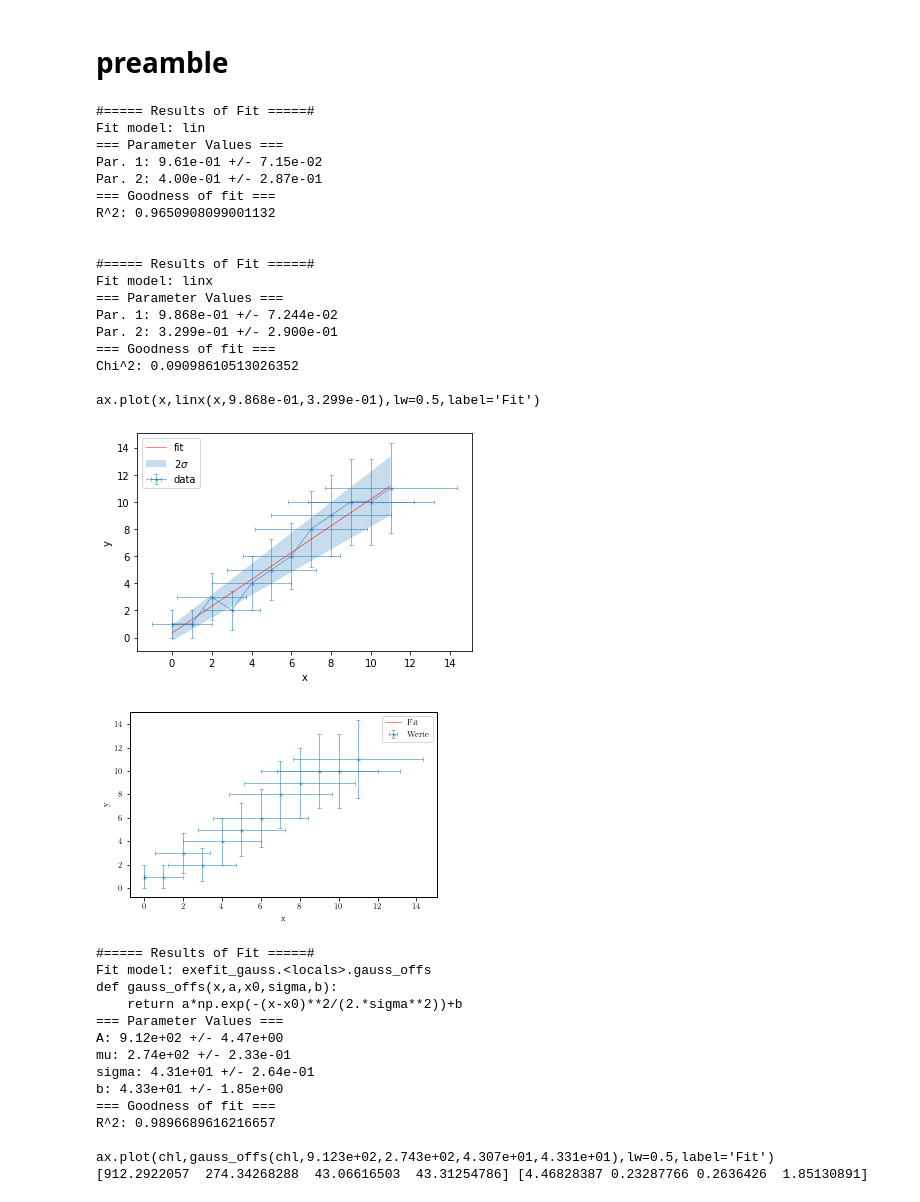
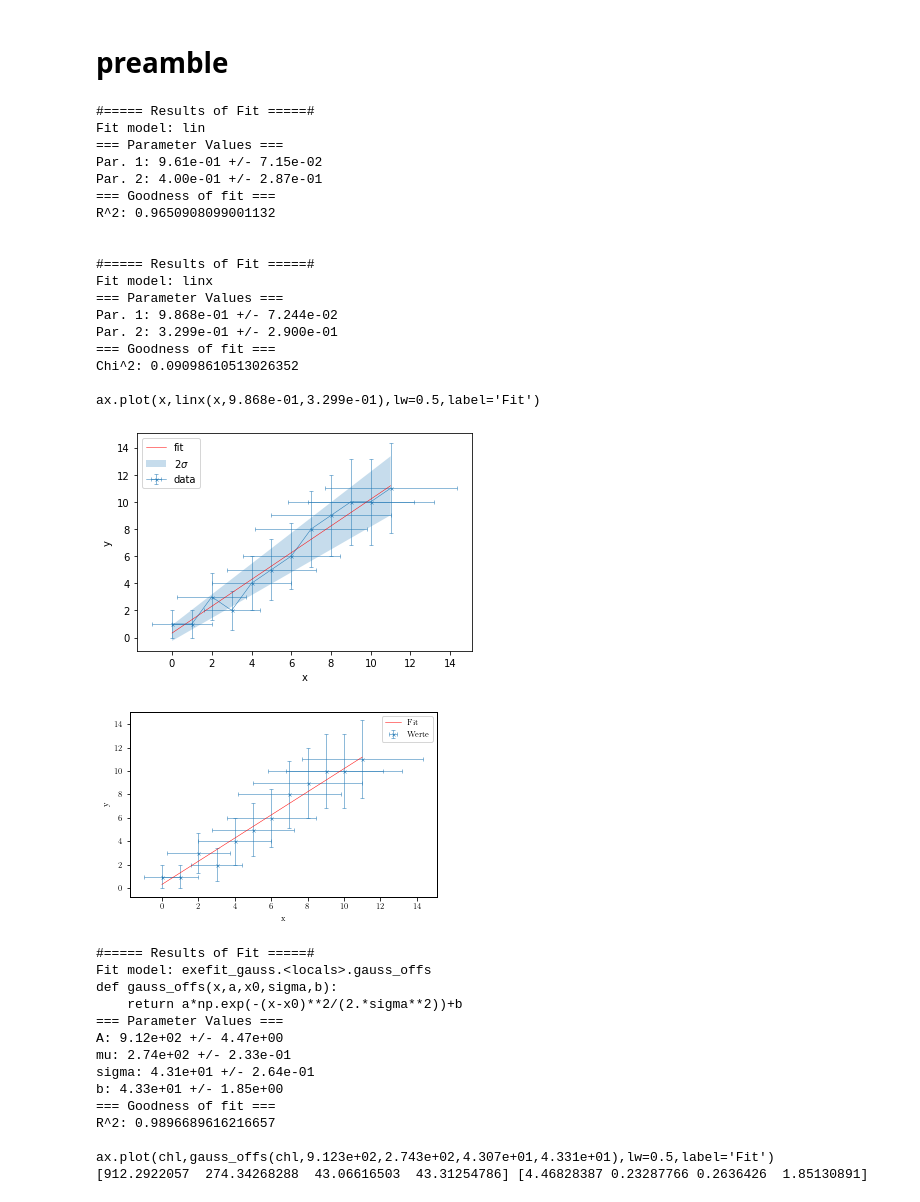
Before and after one commit to hacase/scipy_fit, a Jupyter notebook: template.ipynb, the cells around one changed output. Drawn from its saved outputs; the diff is of its cells as text; code cells hidden in the pictures.

```diff
--- a/template.ipynb
+++ b/template.ipynb
@@ -21,7 +21,7 @@ import scipy_fit as fit
 # %%
 x=np.arange(0,12,1)
 y=np.array([1, 1, 3, 2, 4, 5, 6, 8, 9, 10, 10, 11])
-xerr=np.sqrt(x)
+xerr=np.sqrt(y)
 yerr=np.sqrt(y)
 
 def lin(x, a, b):
@@ -32,7 +32,7 @@ def linx(p, x):
      return m * x + c
 
 fit.exefit(lin,x,y,yerr=yerr)
-fit.exefit(linx,x,y,yerr=yerr,xerr=yerr,num=2,copy=1, flag=1)
+fit.exefit(linx,x,y,yerr=yerr,xerr=xerr,num=2,copy=1, flag=1)
 
 fit.saveplot(fig_width=5.5)
 fig, ax = plt.subplots()
@@ -45,34 +45,34 @@ plt.show()
 fit.revert_params()
 
 data=np.loadtxt('ba.txt')
 chl=data[:,0]
 reac=data[:,1]
 reac=reac[:500]
 chl=chl[:500]
 
 popt,pcov=fit.exefit_gauss(chl,reac,copy=1,flag=1,offs=1,retoure=1)
 print(popt,pcov)
 # %% [output]
 #===== Results of Fit =====#
 Fit model: lin
 === Parameter Values ===
 Par. 1: 9.61e-01 +/- 7.15e-02
 Par. 2: 4.00e-01 +/- 2.87e-01
 === Goodness of fit ===
 R^2: 0.9650908099001132
 
 
 #===== Results of Fit =====#
 Fit model: linx
 === Parameter Values ===
 Par. 1: 9.868e-01 +/- 7.244e-02
 Par. 2: 3.299e-01 +/- 2.900e-01
 === Goodness of fit ===
 Chi^2: 0.09098610513026352
 
 ax.plot(x,linx(x,9.868e-01,3.299e-01),lw=0.5,label='Fit')
 [figure]
-[figure, old version]
+[figure, new version]
 #===== Results of Fit =====#
 Fit model: exefit_gauss.<locals>.gauss_offs
 def gauss_offs(x,a,x0,sigma,b):
```
